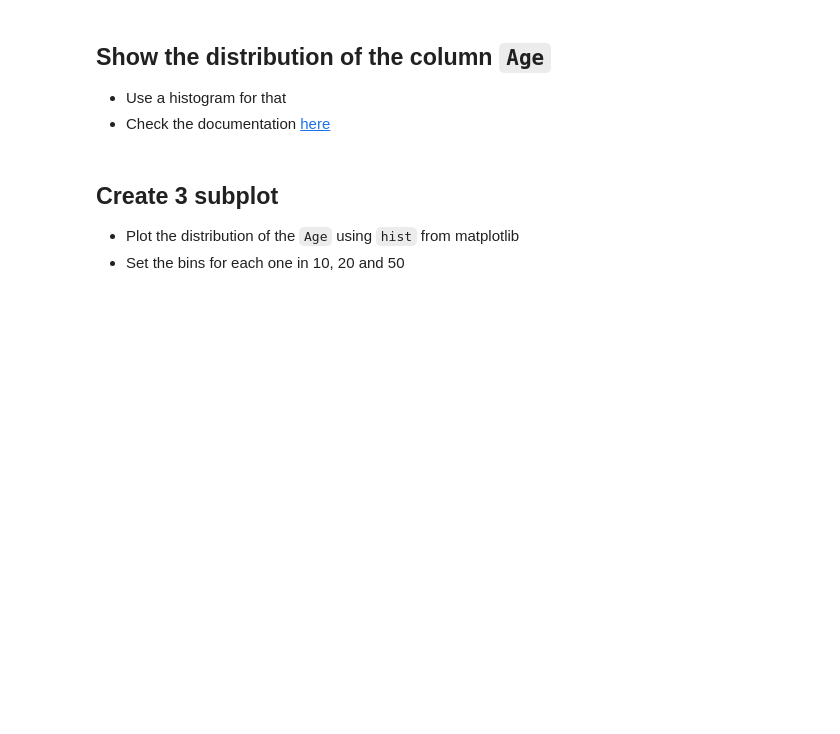
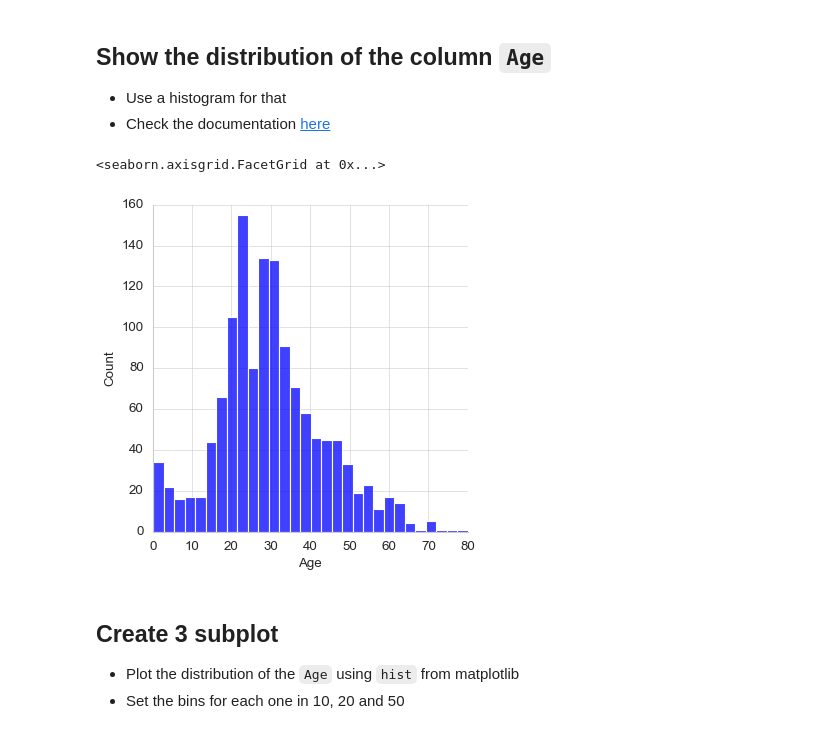
Before and after one commit to natmceoldo/55_DAPT_nat, a Jupyter notebook: Labs/M02-L04-matplotlib_and_seaborn/M02-L04-matplotlib_and_seaborn.ipynb, the cells around one changed output. Drawn from its saved outputs; the diff is of its cells as text; code cells hidden in the pictures; blank space fills up the shorter version.

```diff
--- a/Labs/M02-L04-matplotlib_and_seaborn/M02-L04-matplotlib_and_seaborn.ipynb
+++ b/Labs/M02-L04-matplotlib_and_seaborn/M02-L04-matplotlib_and_seaborn.ipynb
@@ -304,0 +317,3 @@ Text(0, 0.5, 'Minutes Very Active')
+# %%
+df_titanic = pd.read_csv('data/titanic.csv')
+df_titanic.head()
@@ -331,6 +383,10 @@ plt.rcParams['figure.figsize'] = (12, 6)
 - Check the documentation [here](https://matplotlib.org/stable/api/_as_gen/matplotlib.pyplot.hist.html)
 # %%
 # Your code here
+sns.displot(data=df_titanic, x='Age', kind='hist')
+# %% [output]
+<seaborn.axisgrid.FacetGrid at 0x...>
+[figure, added]
 # %% [markdown]
 ## Create 3 subplot
 - Plot the distribution of the `Age` using `hist` from matplotlib
```
Also changed, not shown: parts of 20 cells of this notebook, 8 other files.
